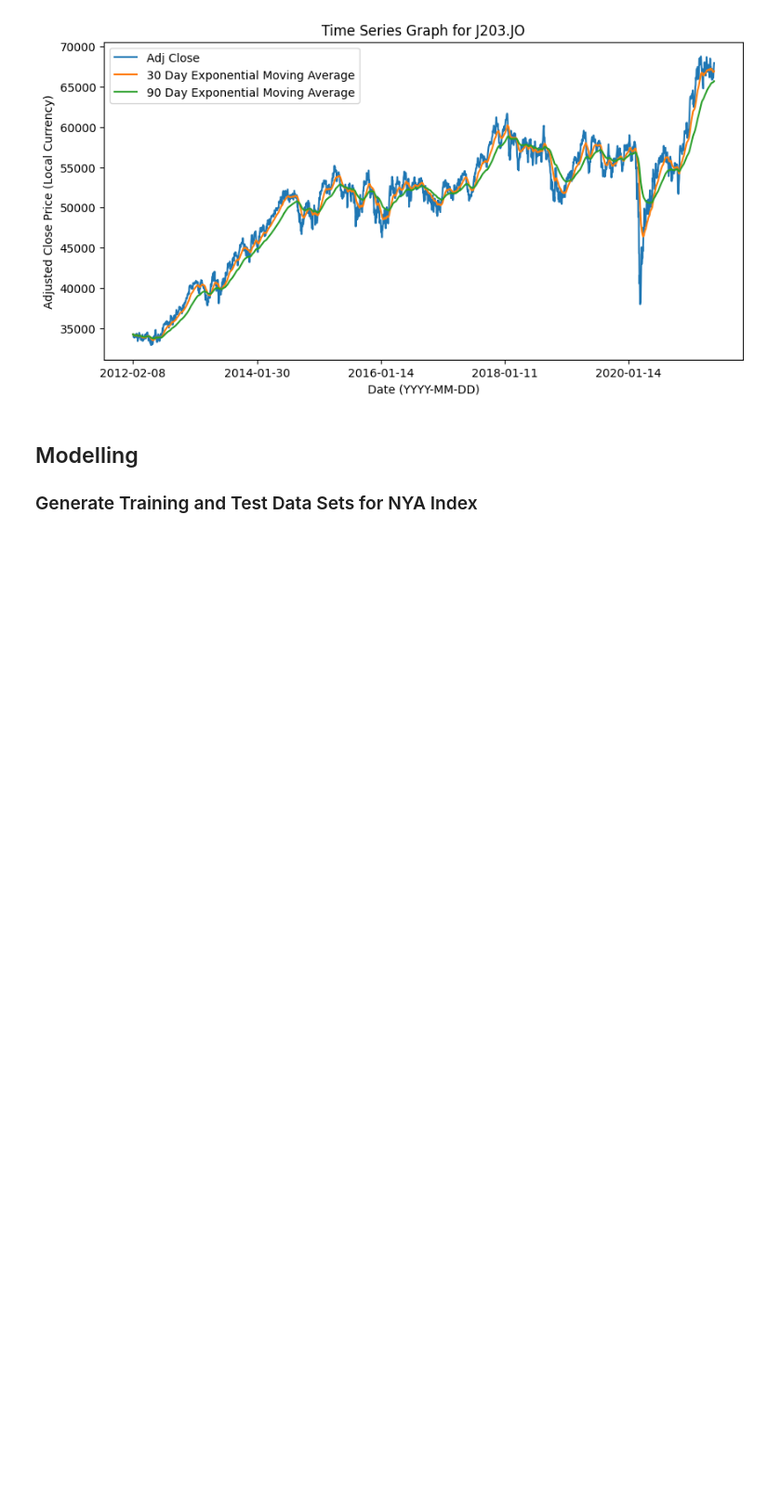
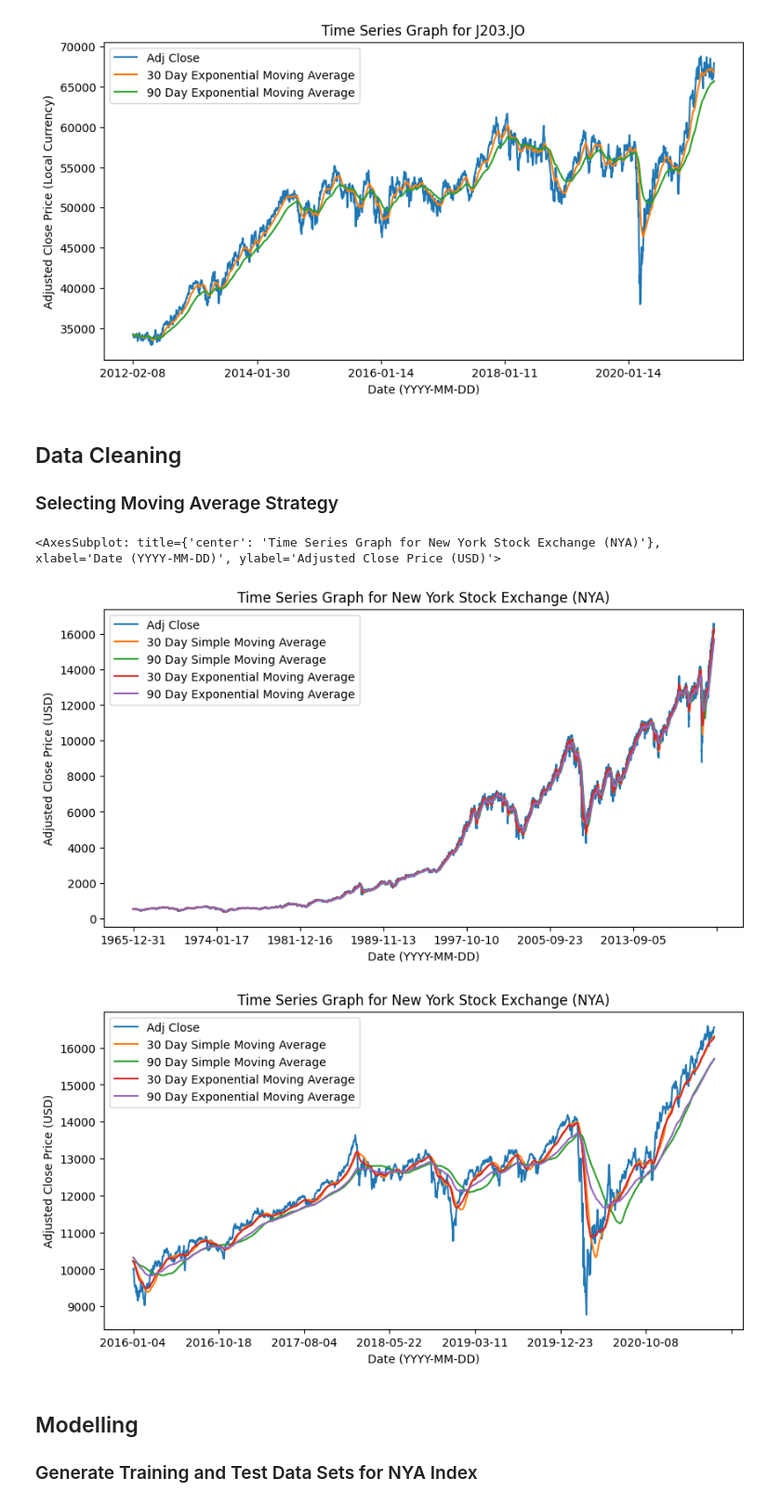
Before and after one commit to IsaacCheng9/stock-exchange-analysis, a Jupyter notebook: data_analysis.ipynb, the cells around one changed output. Shown at 93% size. Cells and saved outputs as stored; diff of their text form; code cells hidden in the pictures; blank space fills up the shorter version.

Commit message:
Add data cleaning section

```diff
--- a/data_analysis.ipynb
+++ b/data_analysis.ipynb
@@ -167,5 +168,51 @@ for index in data["Index"].unique():
 [figure]
 [figure]
 [figure]
+# %% [markdown]
+## Data Cleaning
+
+### Selecting Moving Average Strategy
+# %%
+# Focus on the NYA data to simplify our analysis, and remove the 360 day moving
+# average column as it won't be used in our analysis.
+nya_data = data_frames_per_index["NYA"].drop(columns=["360 Day Simple Moving Average"])
+
+# Plot the NYA data to compare how the moving average strategies perform.
+nya_data.plot(
+    x="Date",
+    y=[
+        "Adj Close",
+        "30 Day Simple Moving Average",
+        "90 Day Simple Moving Average",
+        "30 Day Exponential Moving Average",
+        "90 Day Exponential Moving Average",
+    ],
+    xlabel="Date (YYYY-MM-DD)",
+    ylabel="Adjusted Close Price (USD)",
+    title=f"Time Series Graph for New York Stock Exchange (NYA)",
+    figsize=(10, 5),
+)
+
+# Plot the NYA data from the last five years to zoom into how the moving
+# average strategies perform.
+nya_data_last_5y = nya_data[(nya_data["Date"] > "2016-00-00")]
+nya_data_last_5y.plot(
+    x="Date",
+    y=[
+        "Adj Close",
+        "30 Day Simple Moving Average",
+        "90 Day Simple Moving Average",
+        "30 Day Exponential Moving Average",
+        "90 Day Exponential Moving Average",
+    ],
+    xlabel="Date (YYYY-MM-DD)",
+    ylabel="Adjusted Close Price (USD)",
+    title=f"Time Series Graph for New York Stock Exchange (NYA)",
+    figsize=(10, 5),
+)
+# %% [output]
+<AxesSubplot: title={'center': 'Time Series Graph for New York Stock Exchange (NYA)'}, xlabel='Date (YYYY-MM-DD)', ylabel='Adjusted Close Price (USD)'>
+[figure, added]
+[figure, added]
 # %% [markdown]
 ## Modelling
```
Also changed, not shown: parts of 3 cells of this notebook.
